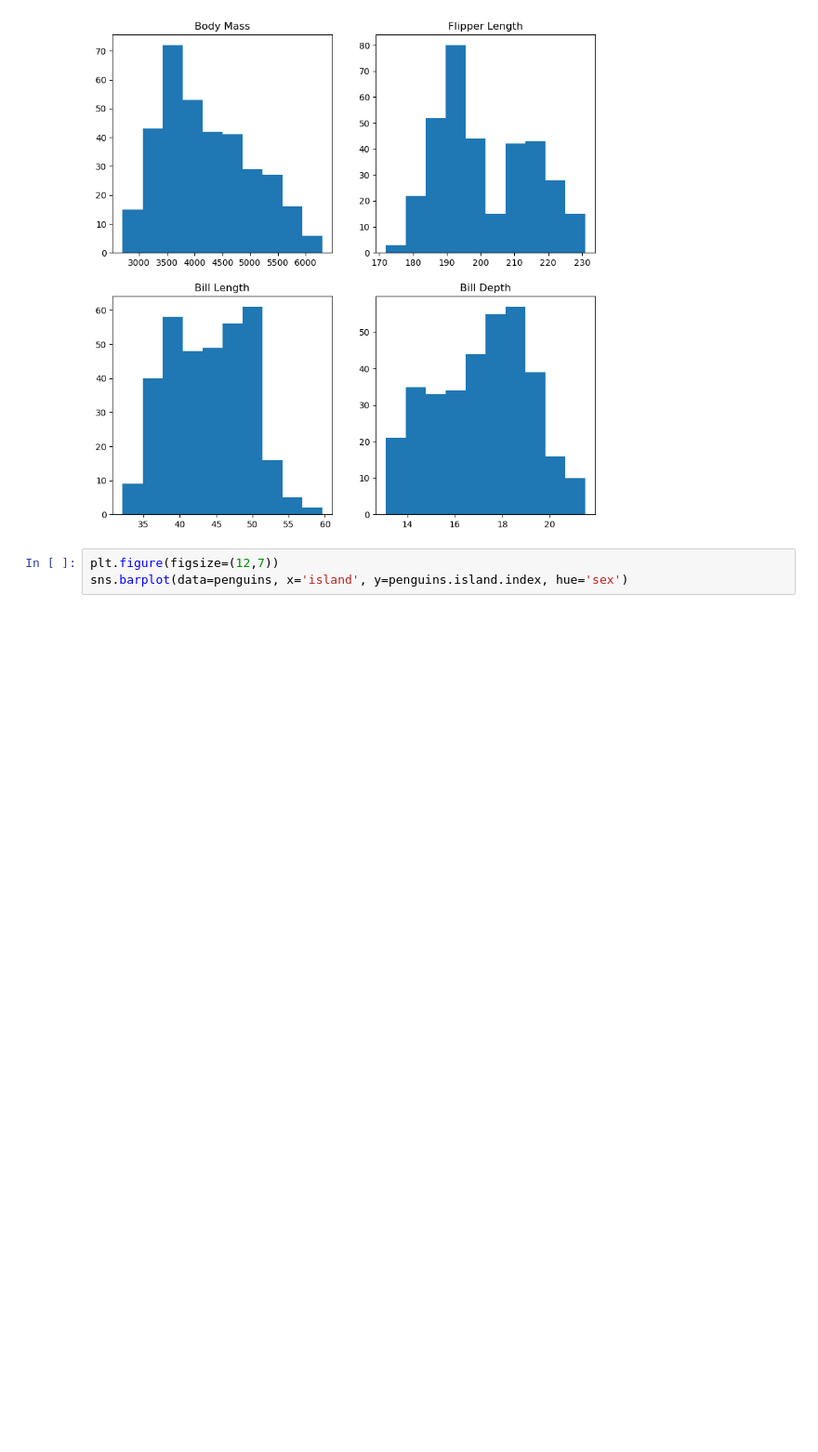
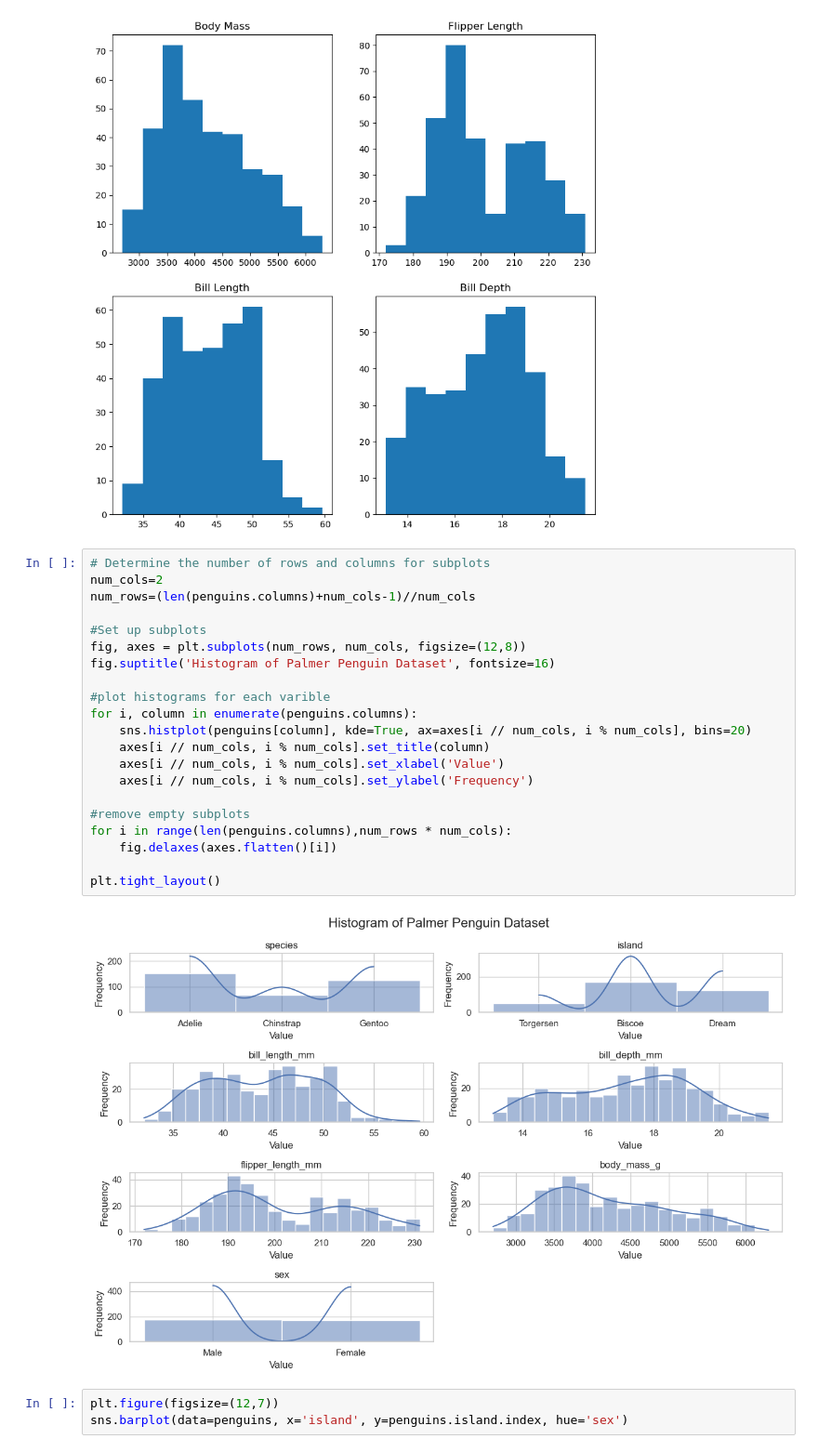
Before and after one commit to SaydsC/PrinciplesofDataAnalytics, a Jupyter notebook: penguins.ipynb, the cells around one changed output. Shown: that part at 93% size. Drawn from its saved outputs; the diff is of its cells as text; blank space fills up the shorter version.

```diff
--- a/penguins.ipynb
+++ b/penguins.ipynb
@@ -298,6 +300,29 @@ axes[1,1].hist(penguins['bill_depth_mm'], bins=10)
         20.66, 21.5 ]),
  <BarContainer object of 10 artists>)
 [figure]
+# %%
+# Determine the number of rows and columns for subplots
+num_cols=2
+num_rows=(len(penguins.columns)+num_cols-1)//num_cols
+
+#Set up subplots
+fig, axes = plt.subplots(num_rows, num_cols, figsize=(12,8))
+fig.suptitle('Histogram of Palmer Penguin Dataset', fontsize=16)
+
+#plot histograms for each varible
+for i, column in enumerate(penguins.columns):
+    sns.histplot(penguins[column], kde=True, ax=axes[i // num_cols, i % num_cols], bins=20)
+    axes[i // num_cols, i % num_cols].set_title(column)
+    axes[i // num_cols, i % num_cols].set_xlabel('Value')
+    axes[i // num_cols, i % num_cols].set_ylabel('Frequency')
+
+#remove empty subplots
+for i in range(len(penguins.columns),num_rows * num_cols):
+    fig.delaxes(axes.flatten()[i])
+
+plt.tight_layout()
+# %% [output]
+[figure, added]
 # %%
 plt.figure(figsize=(12,7))
 sns.barplot(data=penguins, x='island', y=penguins.island.index, hue='sex')
```
Also changed, not shown: parts of 4 cells of this notebook.
